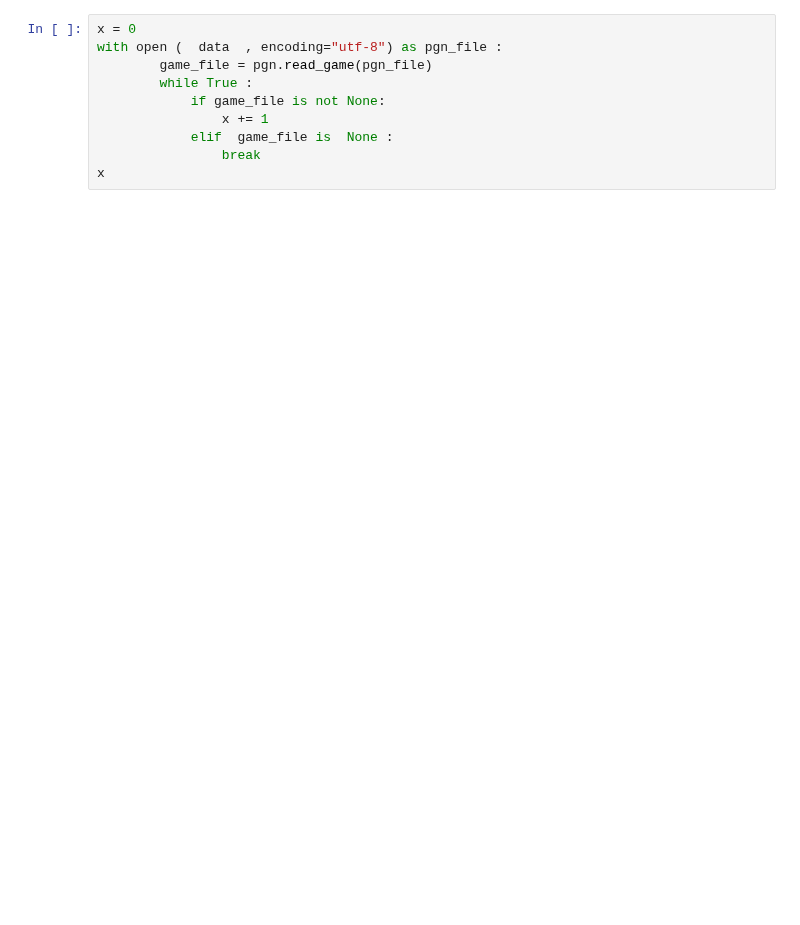
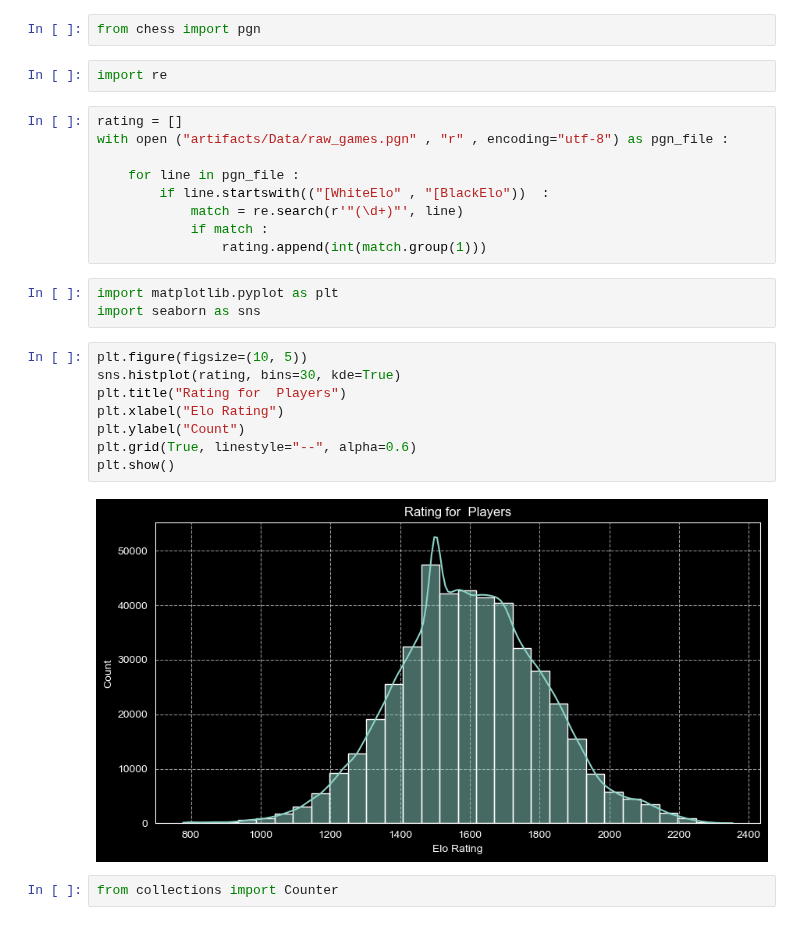
Before and after one commit to TahaSalmani/Chess, a Jupyter notebook: research/notebooks.ipynb, the cells around one changed output. Cells and saved outputs as stored; diff of their text form; blank space fills up the shorter version.

```diff
--- a/research/notebooks.ipynb
+++ b/research/notebooks.ipynb
@@ -83,10 +15,28 @@ data
-# %%
-x = 0
-with open (  data  , encoding="utf-8") as pgn_file :
-        game_file = pgn.read_game(pgn_file)
-        while True :
-            if game_file is not None:
-                x += 1
-            elif  game_file is  None :
-                break
-x
+# %%
+from chess import pgn
+# %%
+import re
+# %%
+rating = []
+with open ("artifacts/Data/raw_games.pgn" , "r" , encoding="utf-8") as pgn_file :
+
+    for line in pgn_file :
+        if line.startswith(("[WhiteElo" , "[BlackElo"))  :
+            match = re.search(r'"(\d+)"', line)
+            if match :
+                rating.append(int(match.group(1)))
+# %%
+import matplotlib.pyplot as plt
+import seaborn as sns
+# %%
+plt.figure(figsize=(10, 5))
+sns.histplot(rating, bins=30, kde=True)
+plt.title("Rating for  Players")
+plt.xlabel("Elo Rating")
+plt.ylabel("Count")
+plt.grid(True, linestyle="--", alpha=0.6)
+plt.show()
+# %% [output]
+[figure, added]
+# %%
+from collections import Counter
```
Also changed, not shown: parts of 23 cells of this notebook, 15 other files.
